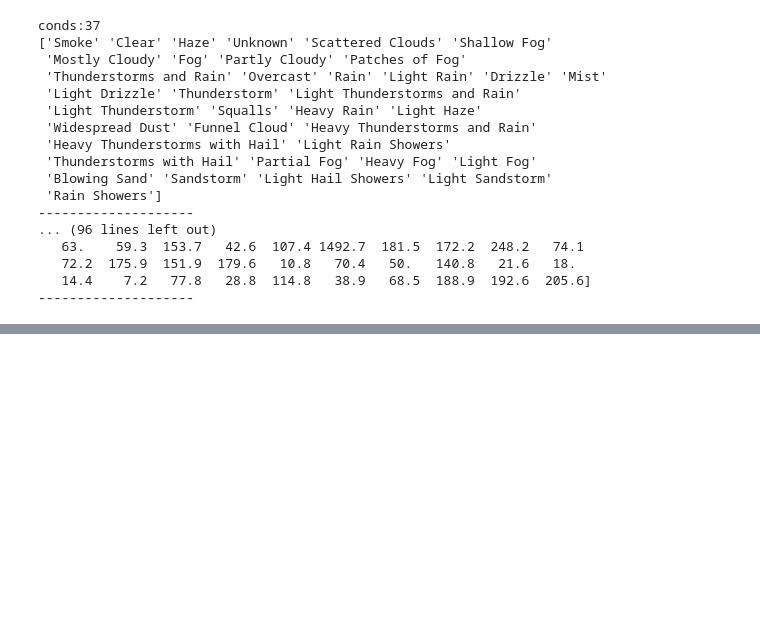
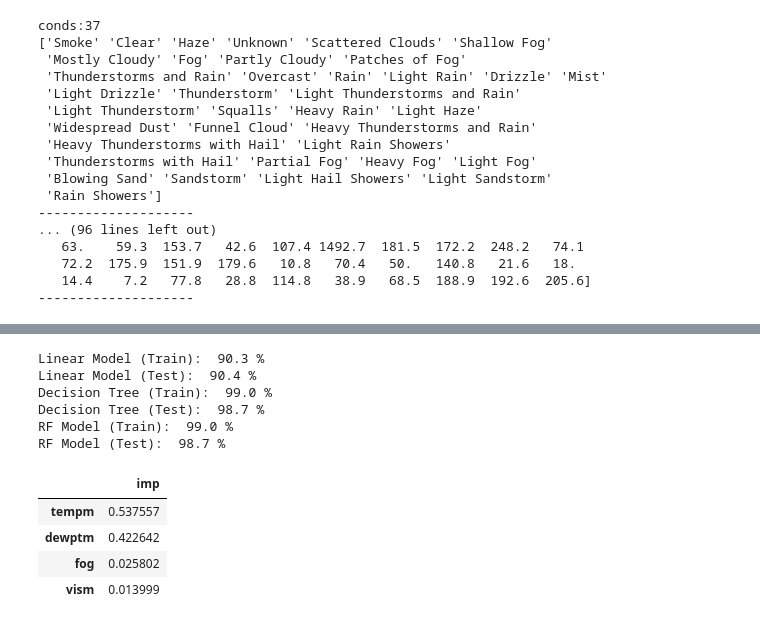
Before and after one commit to Gaurav-Guptaji/ML-Training, a Jupyter notebook: Day 28/day28_weather_prediction.ipynb, the cells around one changed output, grey strips where cells are left out. Saved outputs shown, nothing was run; the diff lists cells and outputs as text; code cells hidden in the pictures; blank space fills up the shorter version.

```diff
--- a/Day 28/day28_weather_prediction.ipynb
+++ b/Day 28/day28_weather_prediction.ipynb
@@ -234,0 +314,32 @@ RF Model (Test):  39.3 %
+# %%
+feats_h = ['dewptm','tempm','vism','fog']
+xtrain_h, xtest_h, ytrain_h, ytest_h = train_test_split(df[feats_h], df[target_col_h],
+                    test_size=0.25, random_state=101)
+
+model_lin_h = LinearRegression().fit(xtrain_h,ytrain_h)
+model_dt_h = DecisionTreeRegressor().fit(xtrain_h,ytrain_h)
+model_rf_h = RandomForestRegressor().fit(xtrain_h,ytrain_h)
+
+print('Linear Model (Train): ', round(model_lin_h.score(xtrain_h,ytrain_h)*100,1),'%')
+print('Linear Model (Test): ', round(model_lin_h.score(xtest_h,ytest_h)*100,1),'%')
+
+print('Decision Tree (Train): ', round(model_dt_h.score(xtrain_h,ytrain_h)*100,1),'%')
+print('Decision Tree (Test): ', round(model_dt_h.score(xtest_h,ytest_h)*100,1),'%')
+
+print('RF Model (Train): ', round(model_rf_h.score(xtrain_h,ytrain_h)*100,1),'%')
+print('RF Model (Test): ', round(model_rf_h.score(xtest_h,ytest_h)*100,1),'%')
+# %% [output]
+Linear Model (Train):  90.3 %
+Linear Model (Test):  90.4 %
+Decision Tree (Train):  99.0 %
+Decision Tree (Test):  98.7 %
+RF Model (Train):  99.0 %
+RF Model (Test):  98.7 %
+# %%
+pd.DataFrame(model_rf_h.feature_importances_, columns=['imp'], index=xtrain_h.columns).sort_values(by='imp',ascending=False)
+# %% [output]
+|  | imp |
+| tempm | 0.537557 |
+| dewptm | 0.422642 |
+| fog | 0.025802 |
+| vism | 0.013999 |
```
Also changed, not shown: parts of 15 cells of this notebook, 2 other files.
